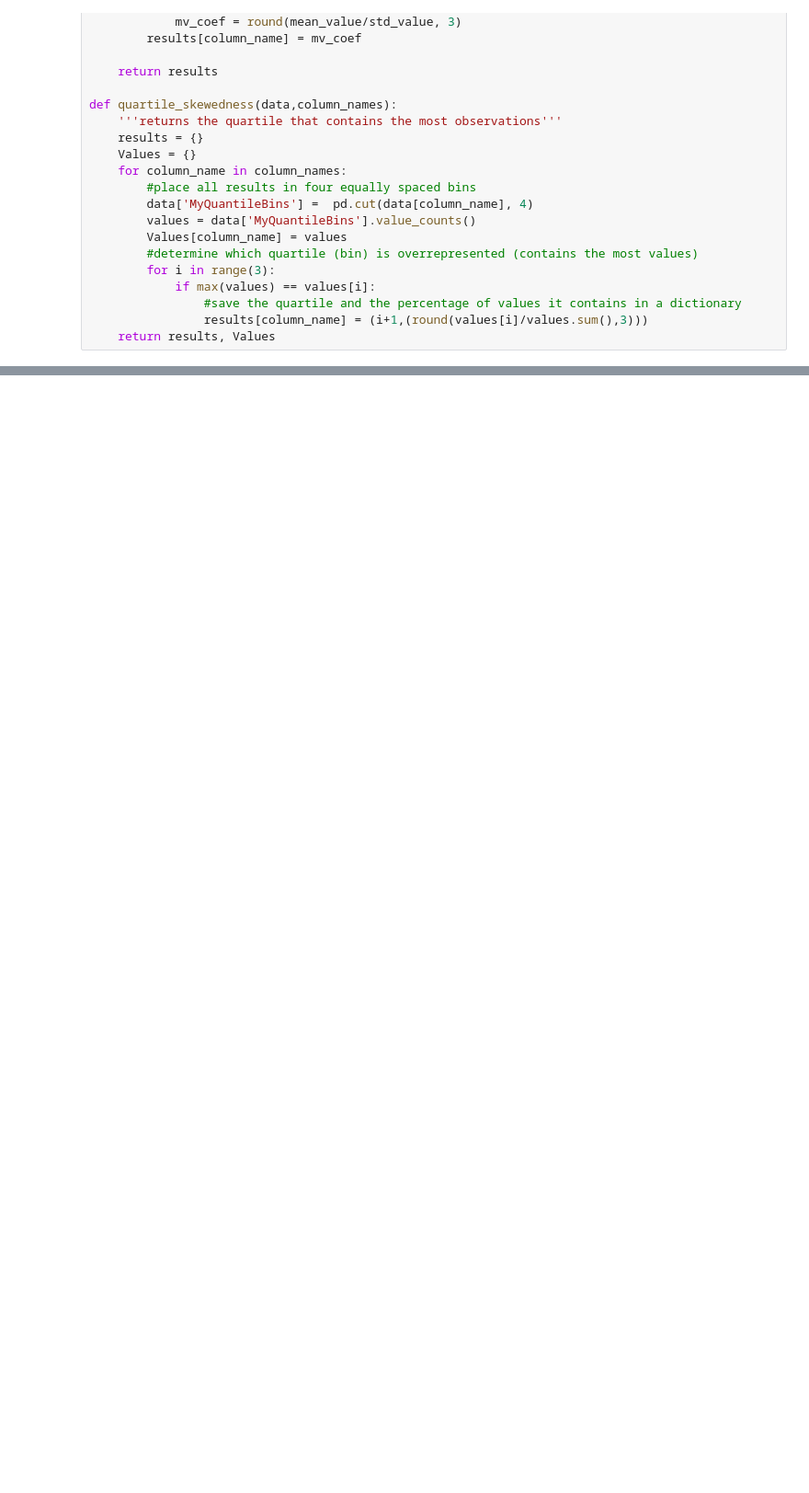
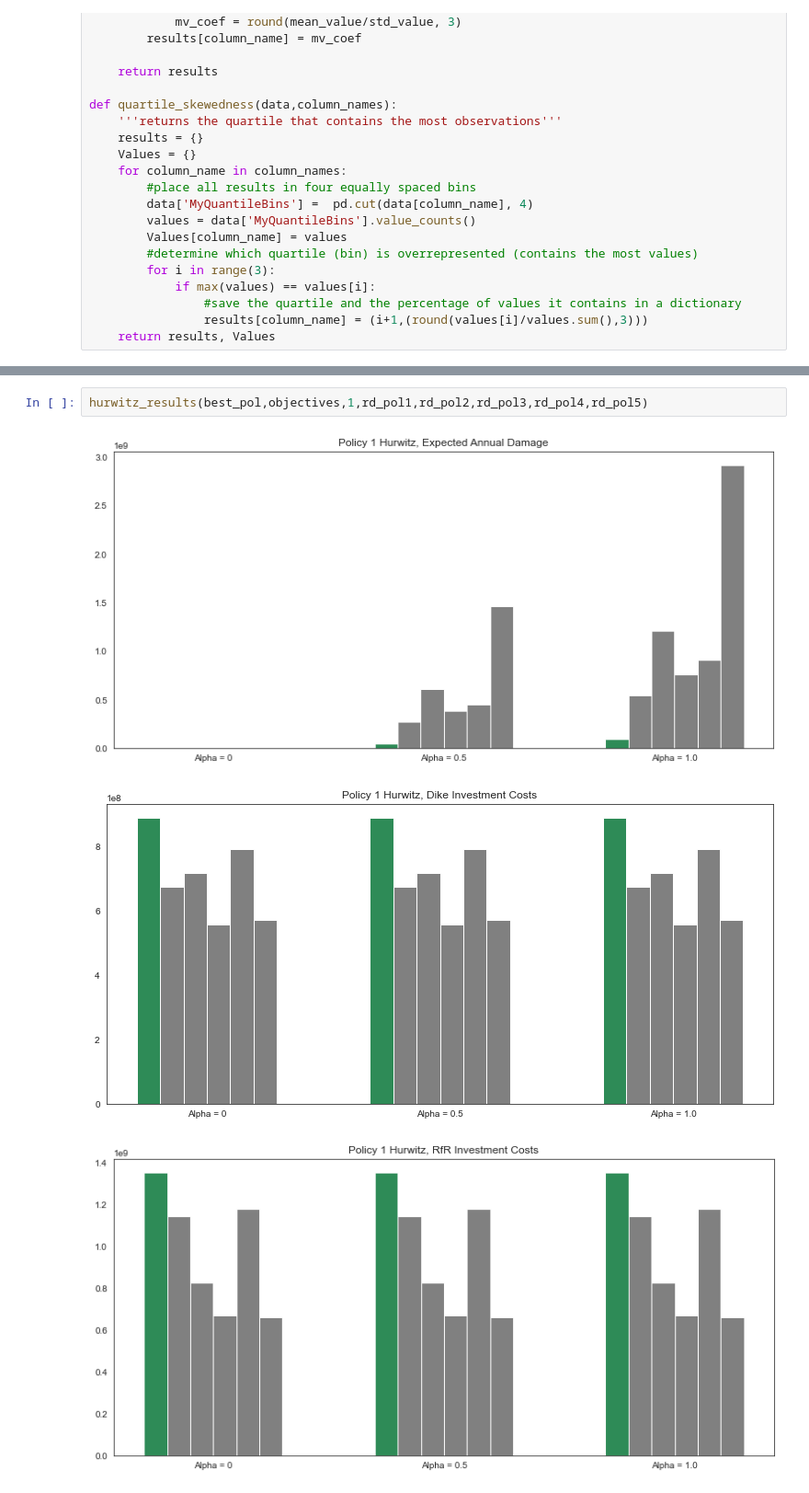
Before and after one commit to floristevito/EPA1361, a Jupyter notebook: lab_sessions/final assignment/Results_visualisation.ipynb, the cells around one changed output, grey strips where cells are left out. Shown at 92% size. Saved outputs shown, nothing was run; the diff lists cells and outputs as text; blank space fills up the shorter version.

```diff
--- a/lab_sessions/final assignment/Results_visualisation.ipynb
+++ b/lab_sessions/final assignment/Results_visualisation.ipynb
@@ -139,0 +203,6 @@ hurwitz_results(results_pol2,objectives,2)
+# %%
+hurwitz_results(best_pol,objectives,1,rd_pol1,rd_pol2,rd_pol3,rd_pol4,rd_pol5)
+# %% [output]
+[figure, added]
+[figure, added]
+[figure, added]
```
Also changed, not shown: parts of 14 cells of this notebook, 2 other files.
